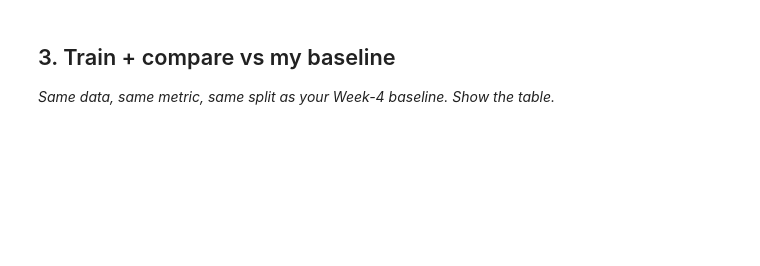
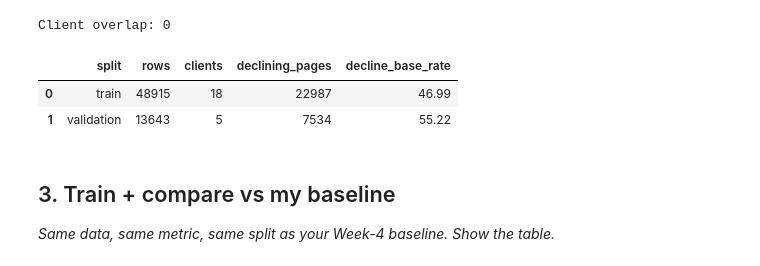
Before and after one commit to bsiddan25/Flyrankproject, a Jupyter notebook: work/notebooks/w05_model.ipynb, the cells around one changed output. Drawn from its saved outputs; the diff is of its cells as text; code cells hidden in the pictures; blank space fills up the shorter version.

```diff
--- a/work/notebooks/w05_model.ipynb
+++ b/work/notebooks/w05_model.ipynb
@@ -23,3 +413,77 @@ This skeleton is yours to fill. Work the sections **in order** — each one has
+# %%
+# This cell is for CODE (numbers, a query, a check).
+# Write your text answer in the cell ABOVE this one — typing sentences here breaks Run All.
+
+target_column = "future_decline"
+group_column = "client_hash_id"
+
+y = development[target_column].astype(int)
+groups = development[group_column].astype(str)
+
+group_splitter = GroupShuffleSplit(
+    n_splits=1,
+    test_size=0.20,
+    random_state=RANDOM_STATE,
+)
+
+train_indices, validation_indices = next(
+    group_splitter.split(
+        development,
+        y,
+        groups=groups,
+    )
+)
+
+train_data = development.iloc[train_indices].copy()
+validation_data = development.iloc[validation_indices].copy()
+
+train_clients = set(train_data["client_hash_id"])
+validation_clients = set(validation_data["client_hash_id"])
+
+client_overlap = train_clients.intersection(
+    validation_clients
+)
+
+assert len(client_overlap) == 0
+assert train_data[target_column].nunique() == 2
+assert validation_data[target_column].nunique() == 2
+
+split_summary = pd.DataFrame(
+    [
+        {
+            "split": "train",
+            "rows": len(train_data),
+            "clients": train_data["client_hash_id"].nunique(),
+            "declining_pages": train_data[target_column].sum(),
+            "decline_base_rate": train_data[target_column].mean(),
+        },
+        {
+            "split": "validation",
+            "rows": len(validation_data),
+            "clients": validation_data[
+                "client_hash_id"
+            ].nunique(),
+            "declining_pages": validation_data[
+                target_column
+            ].sum(),
+            "decline_base_rate": validation_data[
+                target_column
+            ].mean(),
+        },
+    ]
+)
+
+split_summary["decline_base_rate"] = (
+    100 * split_summary["decline_base_rate"]
+).round(2)
+
+print(f"Client overlap: {len(client_overlap)}")
+split_summary
+# %% [output]
+Client overlap: 0
+|  | split | rows | clients | declining_pages | decline_base_rate |
+| 0 | train | 48915 | 18 | 22987 | 46.99 |
+| 1 | validation | 13643 | 5 | 7534 | 55.22 |
 # %% [markdown]
 ## 3. Train + compare vs my baseline
 
```
Also changed, not shown: parts of 31 cells of this notebook.
